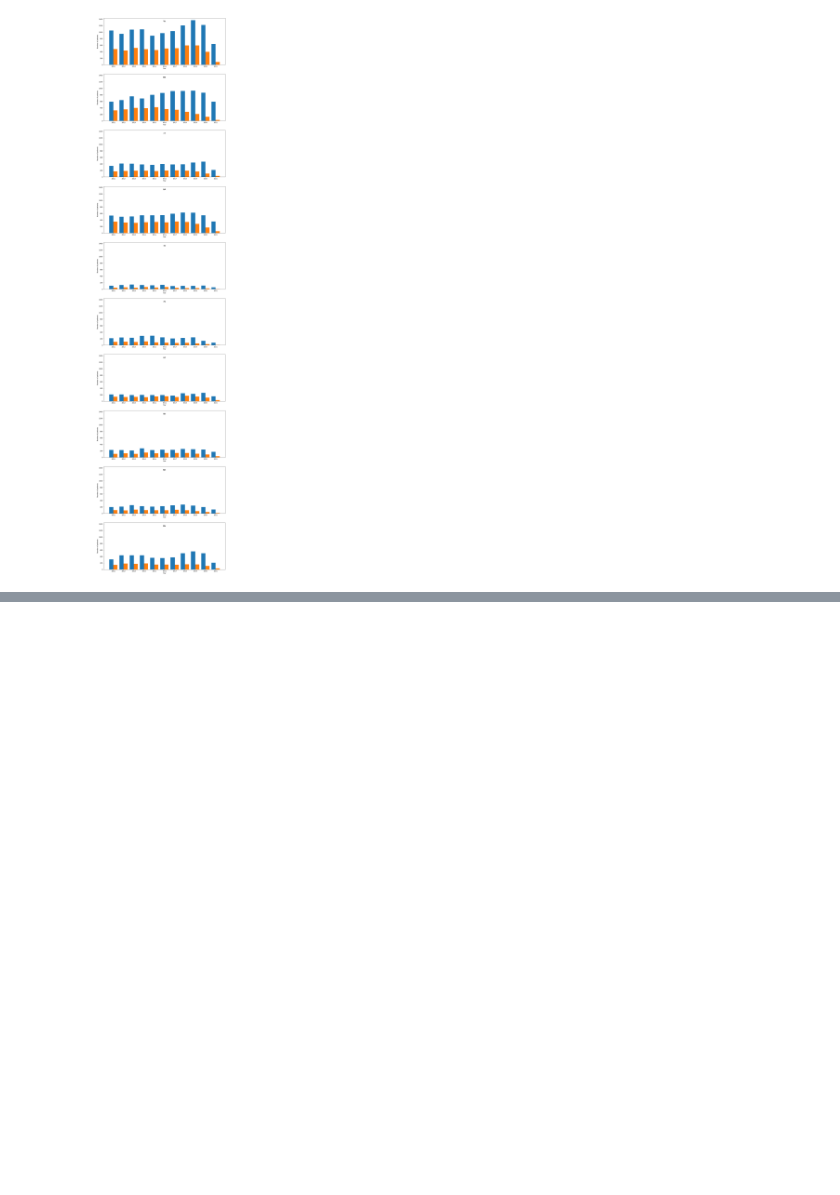
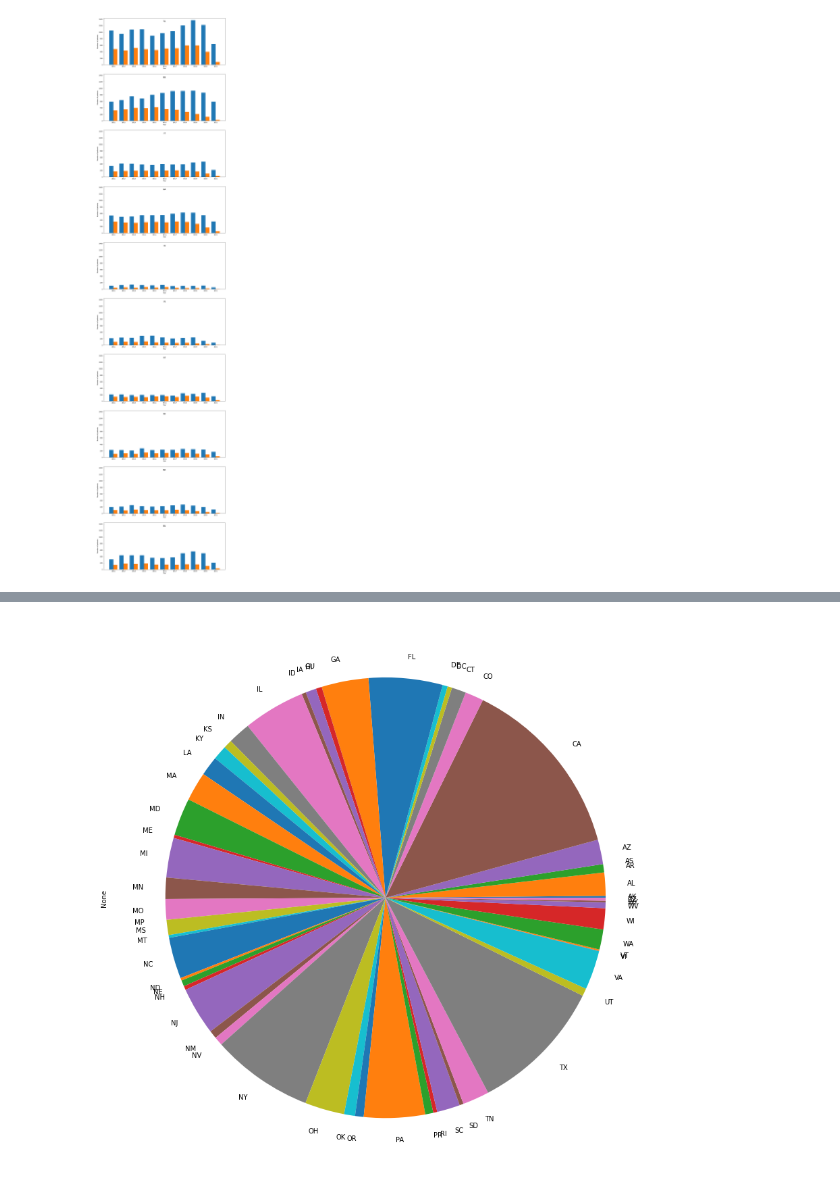
Before and after one commit to DaeHyun-K/Springboard, a Jupyter notebook: Second Capstone/Exploratory Data Analysis.ipynb, the cells around one changed output, grey strips where cells are left out. Drawn from its saved outputs; the diff is of its cells as text; code cells hidden in the pictures; blank space fills up the shorter version.

```diff
--- a/Second Capstone/Exploratory Data Analysis.ipynb
+++ b/Second Capstone/Exploratory Data Analysis.ipynb
@@ -927,3 +1122,7 @@ df_wl = df.drop(columns=['Unnamed: 0','CITIZENSHIP','DIAB','INIT_STAT','REM_CD',
+# %%
+df.PERM_STATE.replace(np.nan, 'ZZ', inplace =True)
+# %%
+df_wl = df
 # %%
 df_t = df_wl[df_wl['TRR_ID_CODE'].notnull()]
 # %%
@@ -972,5 +1171,3 @@ memory usage: 52.1+ MB
 For this EDA, I would like to bring out two relationship.
 One is the number of waitlist as well as number of transplant in each state.
 Two is the correlation information.
-# %%
-df_wl['1'] = 1
@@ -1088,0 +1285,2 @@ I'm getting some value errors so I couldn't see every state, but it's clear that
+# %%
+a = df_wl.groupby(['PERM_STATE']).size()
@@ -1088,0 +1289,7 @@ I'm getting some value errors so I couldn't see every state, but it's clear that
+# %%
+fig, ax = plt.subplots()
+a.plot(kind='pie')
+fig.set_size_inches(15,15)
+plt.show()
+# %% [output]
+[figure, added]
```
Also changed, not shown: parts of 106 cells of this notebook.
